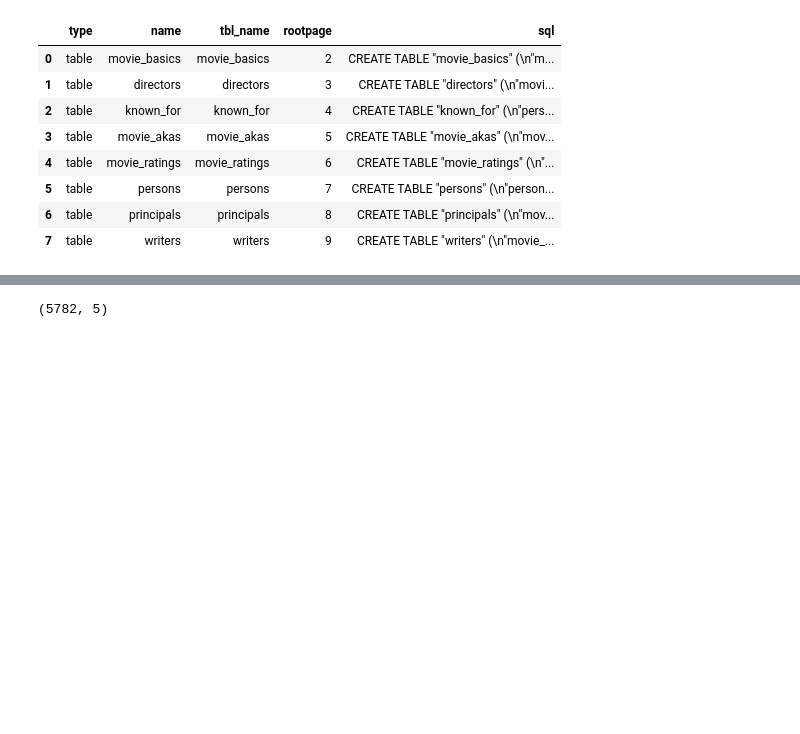
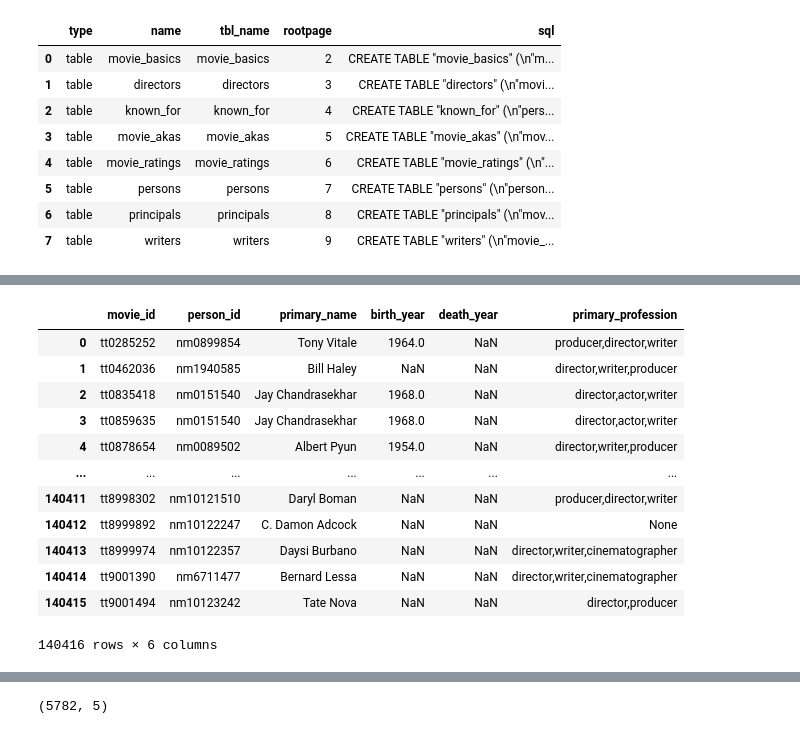
Before and after one commit to adammarianacci/Microsoft_Movie_Analysis, a Jupyter notebook: Notebook.ipynb, the cells around one changed output, grey strips where cells are left out. Cells and saved outputs as stored; diff of their text form; code cells hidden in the pictures; blank space fills up the shorter version.

```diff
--- a/Notebook.ipynb
+++ b/Notebook.ipynb
@@ -517,2 +625,18 @@ movie_directors = pd.merge(movie_basics, directors_persons, on='movie_id', how='
+# %%
+directors_persons
+# %% [output]
+|  | movie_id | person_id | primary_name | birth_year | death_year | primary_profession |
+| 0 | tt0285252 | nm0899854 | Tony Vitale | 1964.0 | NaN | producer,director,writer |
+| 1 | tt0462036 | nm1940585 | Bill Haley | NaN | NaN | director,writer,producer |
+| 2 | tt0835418 | nm0151540 | Jay Chandrasekhar | 1968.0 | NaN | director,actor,writer |
+| 3 | tt0859635 | nm0151540 | Jay Chandrasekhar | 1968.0 | NaN | director,actor,writer |
+| 4 | tt0878654 | nm0089502 | Albert Pyun | 1954.0 | NaN | director,writer,producer |
+| ... | ... | ... | ... | ... | ... | ... |
+| 140411 | tt8998302 | nm10121510 | Daryl Boman | NaN | NaN | producer,director,writer |
+| 140412 | tt8999892 | nm10122247 | C. Damon Adcock | NaN | NaN | None |
+| 140413 | tt8999974 | nm10122357 | Daysi Burbano | NaN | NaN | director,writer,cinematographer |
+| 140414 | tt9001390 | nm6711477 | Bernard Lessa | NaN | NaN | director,writer,cinematographer |
+| 140415 | tt9001494 | nm10123242 | Tate Nova | NaN | NaN | director,producer |
+140416 rows × 6 columns
 # %%
 # Calling movie_directors df
```
Also changed, not shown: parts of 15 cells of this notebook.
